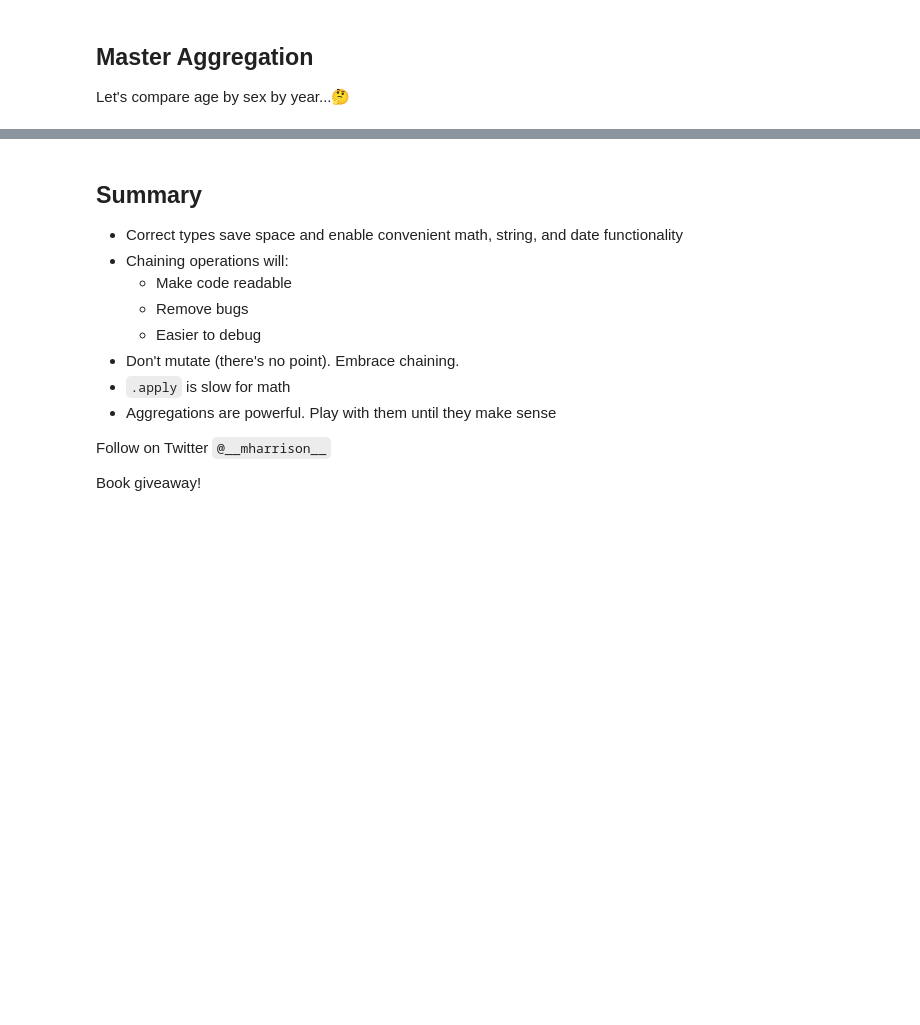
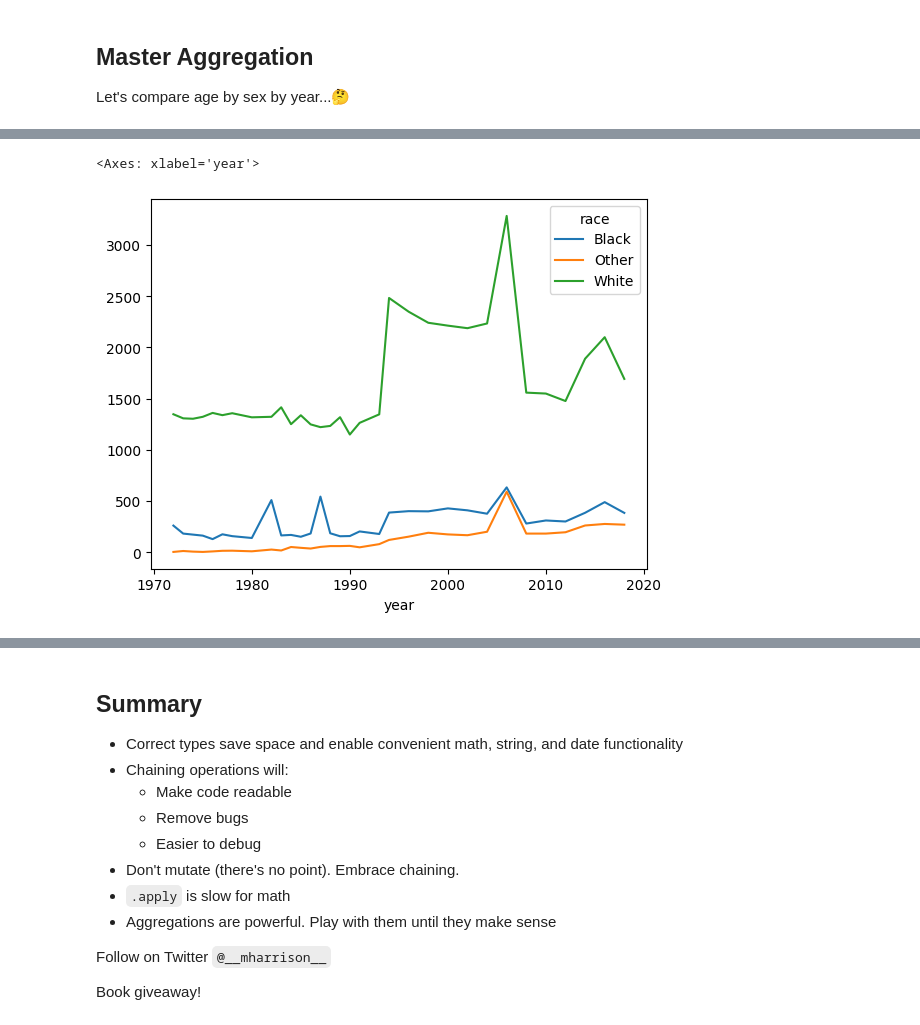
Before and after one commit to mattharrison/pearson-pandas-best-practices, a Jupyter notebook: pandas-best-practices.ipynb, the cells around one changed output, grey strips where cells are left out. Saved outputs shown, nothing was run; the diff lists cells and outputs as text; code cells hidden in the pictures; blank space fills up the shorter version.

```diff
--- a/pandas-best-practices.ipynb
+++ b/pandas-best-practices.ipynb
@@ -716,0 +1680,12 @@ def second(group):
+# %%
+# What is the breakdown of respondents by race for each year?  (`.value_counts()`)
+(tweak_gss(gss)
+ .groupby('year')
+ ['race']
+    .value_counts()
+    .unstack()
+    .plot()
+)
+# %% [output]
+<Axes: xlabel='year'>
+[figure, added]
```
Also changed, not shown: parts of 99 cells of this notebook.
